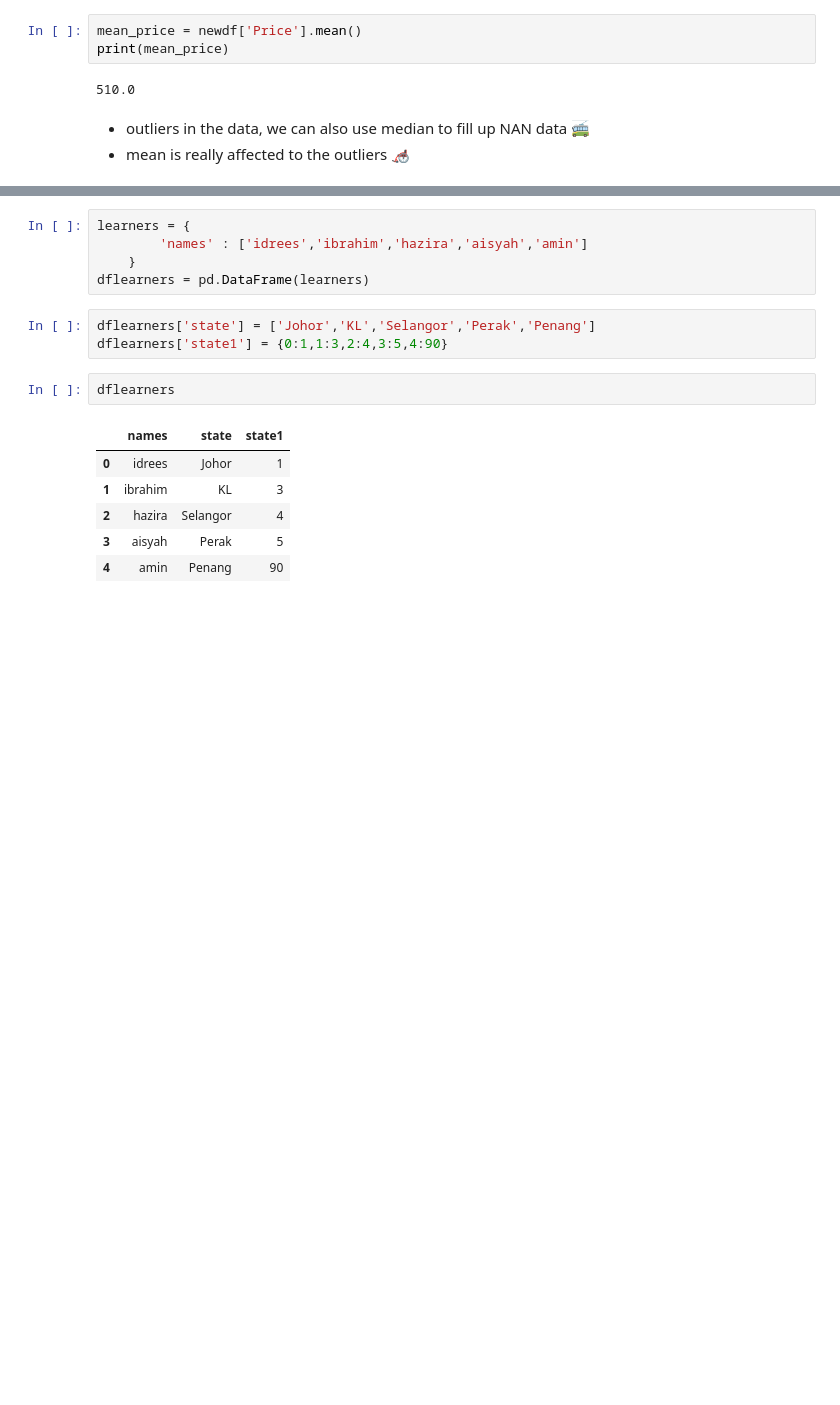
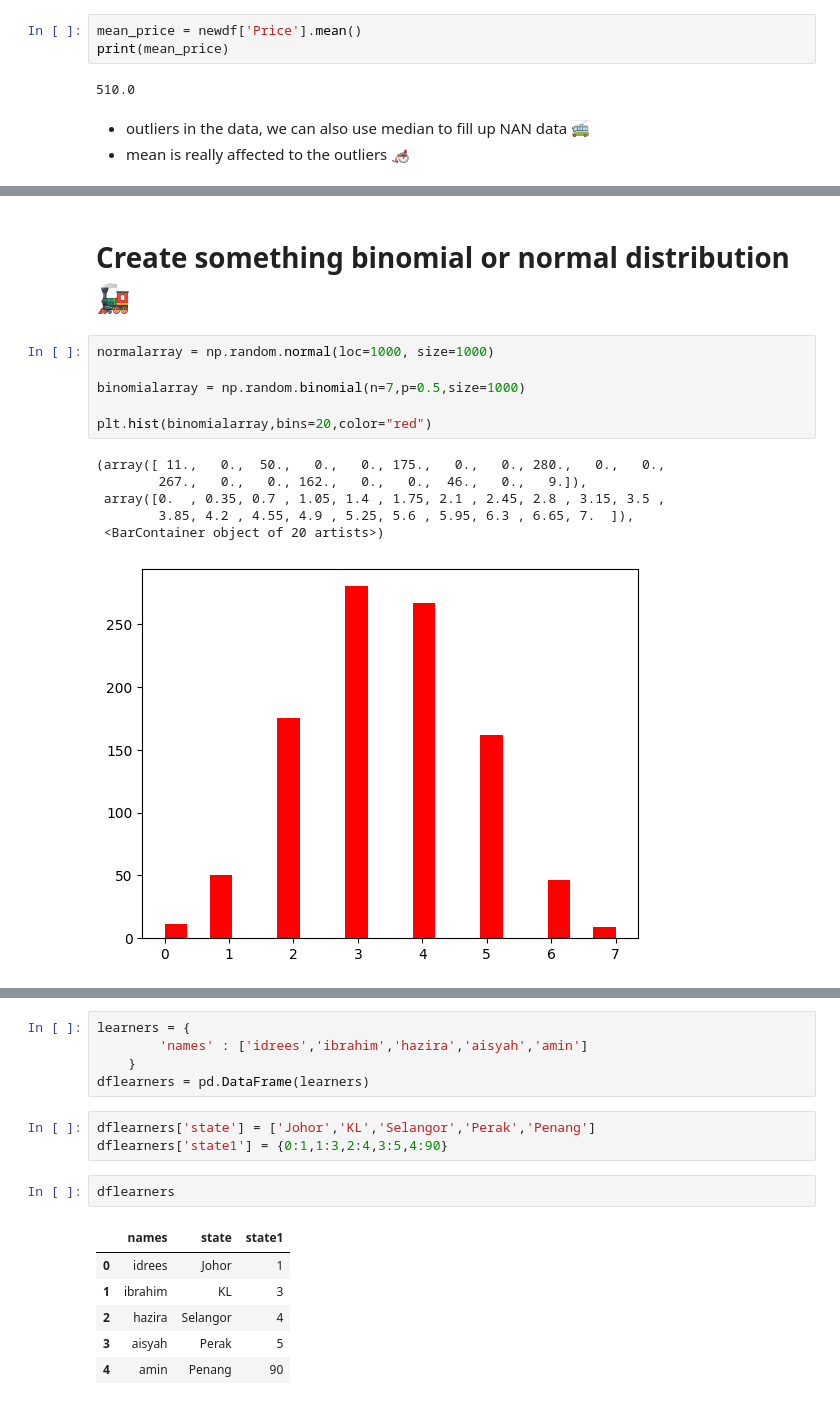
Before and after one commit to aminuddin1234/Artificial_inteligent_and_machine_learning_course, a Jupyter notebook: AI & ML courses/Day 15 - Data Handling/Data Cleaning.ipynb, the cells around one changed output, grey strips where cells are left out. Cells and saved outputs as stored; diff of their text form; blank space fills up the shorter version.

```diff
--- a/AI & ML courses/Day 15 - Data Handling/Data Cleaning.ipynb
+++ b/AI & ML courses/Day 15 - Data Handling/Data Cleaning.ipynb
@@ -442,0 +455,15 @@ newdf['Quantity'].fillna
+# %% [markdown]
+# Create something binomial or normal distribution 🚂
+# %%
+normalarray = np.random.normal(loc=1000, size=1000)
+
+binomialarray = np.random.binomial(n=7,p=0.5,size=1000)
+
+plt.hist(binomialarray,bins=20,color="red")
+# %% [output]
+(array([ 11.,   0.,  50.,   0.,   0., 175.,   0.,   0., 280.,   0.,   0.,
+        267.,   0.,   0., 162.,   0.,   0.,  46.,   0.,   9.]),
+ array([0.  , 0.35, 0.7 , 1.05, 1.4 , 1.75, 2.1 , 2.45, 2.8 , 3.15, 3.5 ,
+        3.85, 4.2 , 4.55, 4.9 , 5.25, 5.6 , 5.95, 6.3 , 6.65, 7.  ]),
+ <BarContainer object of 20 artists>)
+[figure, added]
```
Also changed, not shown: parts of 9 cells of this notebook.
